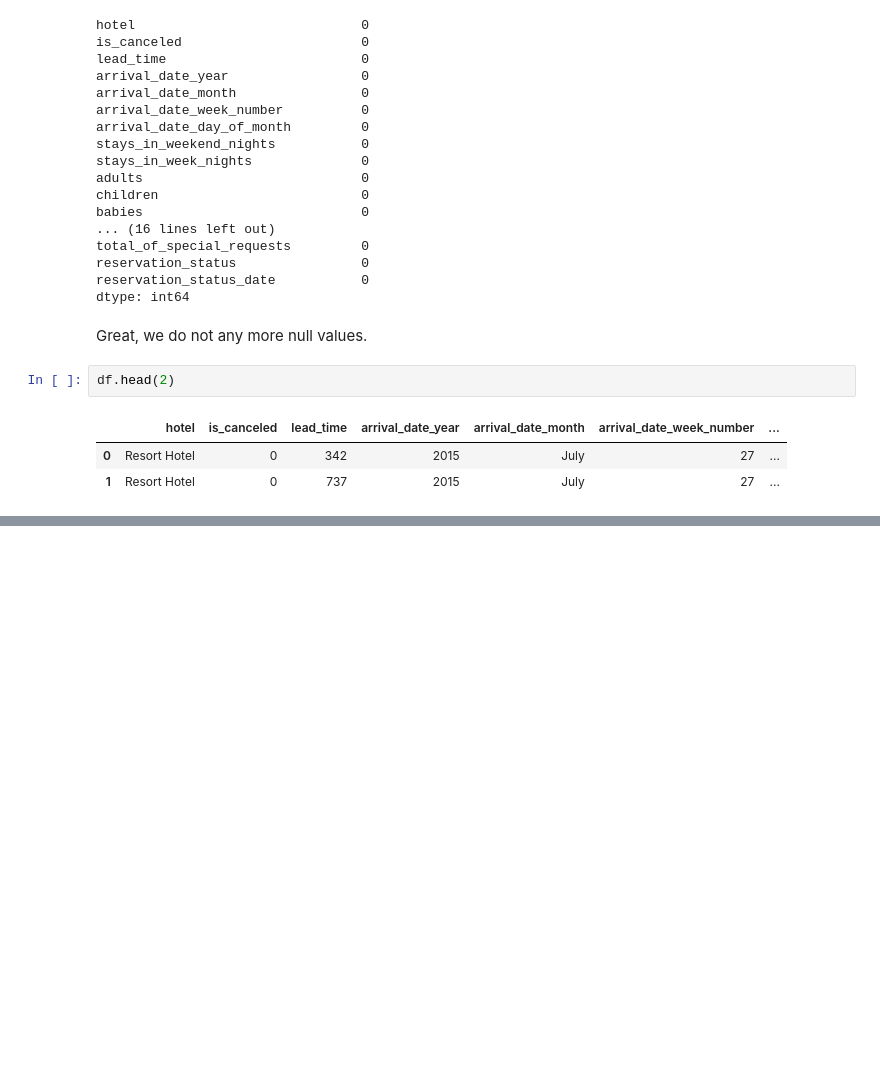
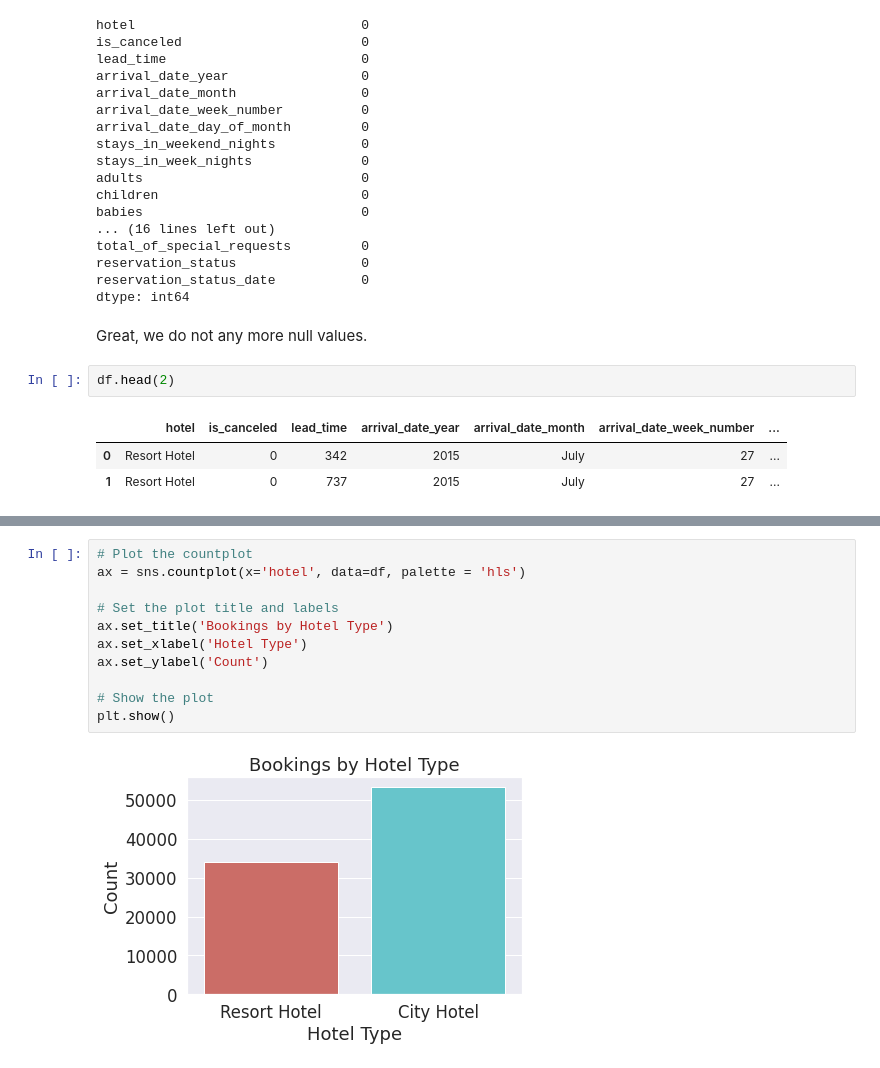
Before and after one commit to RanojoyBiswas/Hotel-Booking-Analysis-EDA-, a Jupyter notebook: Hotel_Booking_Analysis.ipynb, the cells around one changed output, grey strips where cells are left out. Drawn from its saved outputs; the diff is of its cells as text; blank space fills up the shorter version.

```diff
--- a/Hotel_Booking_Analysis.ipynb
+++ b/Hotel_Booking_Analysis.ipynb
@@ -353,0 +427,13 @@ df.head(2)
+# %%
+# Plot the countplot
+ax = sns.countplot(x='hotel', data=df, palette = 'hls')
+
+# Set the plot title and labels
+ax.set_title('Bookings by Hotel Type')
+ax.set_xlabel('Hotel Type')
+ax.set_ylabel('Count')
+
+# Show the plot
+plt.show()
+# %% [output]
+[figure, added]
```
Also changed, not shown: parts of 18 cells of this notebook.
